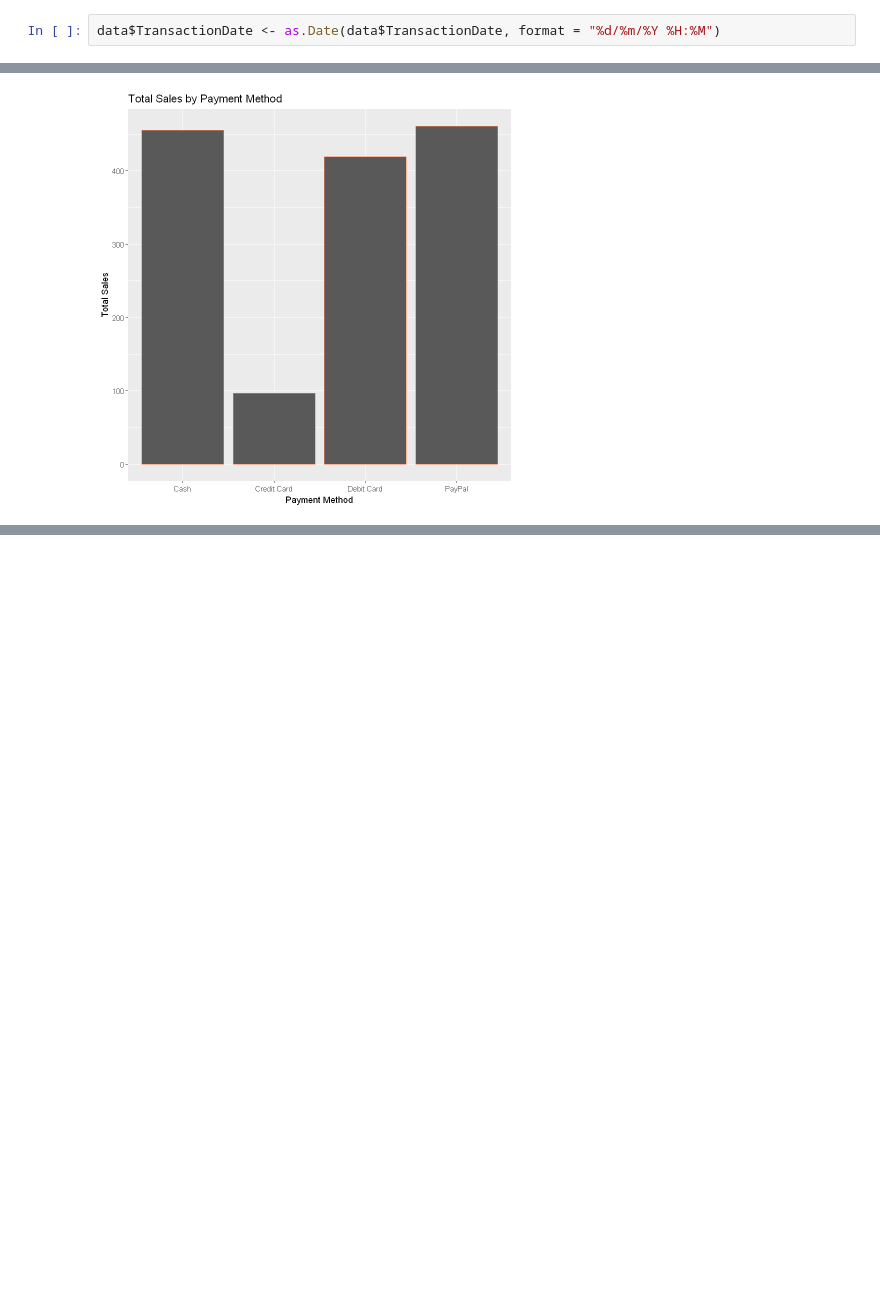
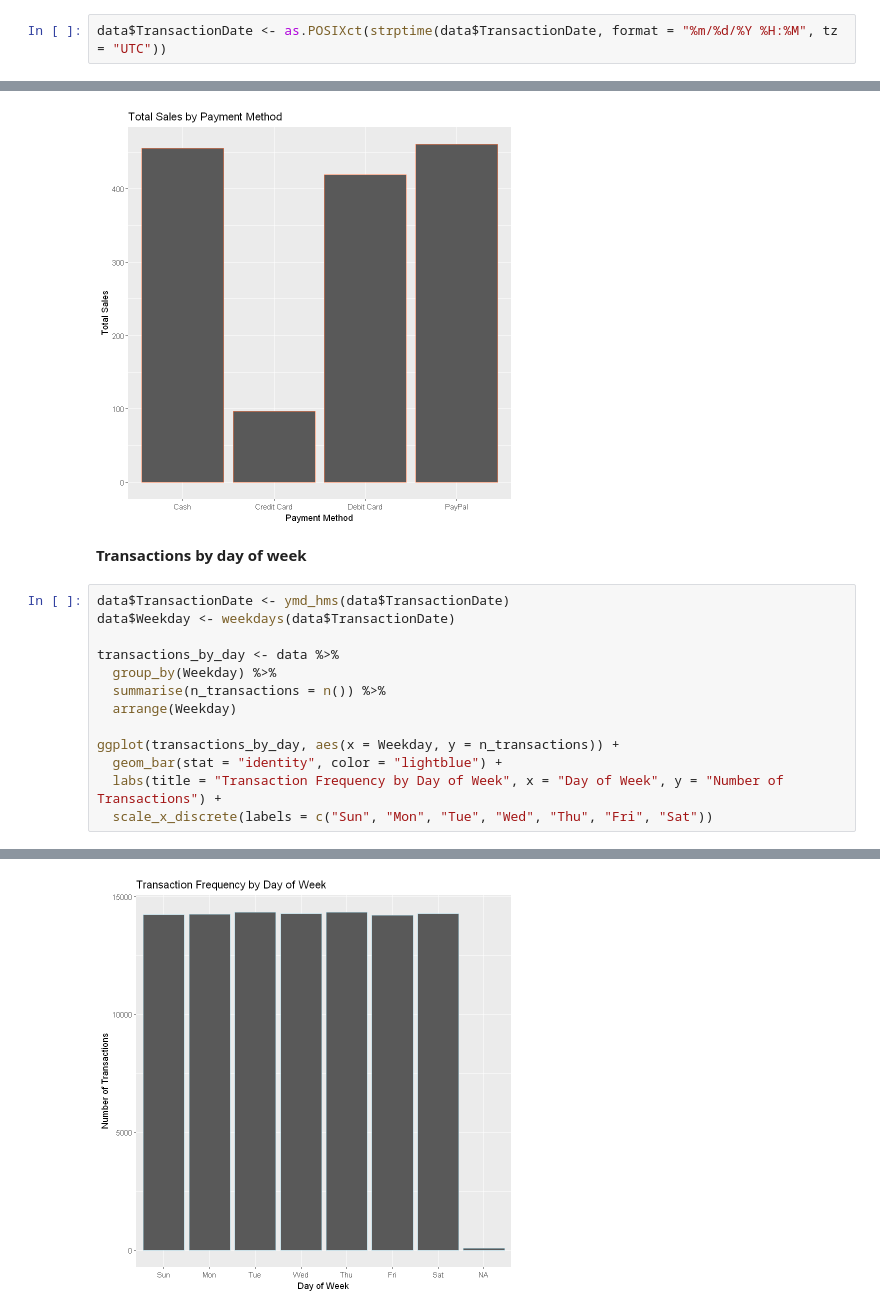
Before and after one commit to Harounnn/Statistical-Analysis-using-R, a Jupyter notebook: notebook.ipynb, the cells around one changed output, grey strips where cells are left out. Drawn from its saved outputs; the diff is of its cells as text; blank space fills up the shorter version.

```diff
--- a/notebook.ipynb
+++ b/notebook.ipynb
@@ -73,2 +69,2 @@ class(data$TransactionDate)
 # %%
-data$TransactionDate <- as.Date(data$TransactionDate, format = "%d/%m/%Y %H:%M")
+data$TransactionDate <- as.POSIXct(strptime(data$TransactionDate, format = "%m/%d/%Y %H:%M", tz = "UTC"))
@@ -206,3 +214,19 @@ data %>%
   labs(title = "Total Sales by Payment Method", x = "Payment Method", y = "Total Sales")
 # %% [output]
 [figure]
+# %% [markdown]
+**Transactions by day of week**
+# %%
+data$TransactionDate <- ymd_hms(data$TransactionDate)
+data$Weekday <- weekdays(data$TransactionDate)
+
+transactions_by_day <- data %>%
+  group_by(Weekday) %>%
+  summarise(n_transactions = n()) %>%
+  arrange(Weekday)
+
+ggplot(transactions_by_day, aes(x = Weekday, y = n_transactions)) +
+  geom_bar(stat = "identity", color = "lightblue") +
+  labs(title = "Transaction Frequency by Day of Week", x = "Day of Week", y = "Number of Transactions") +
+  scale_x_discrete(labels = c("Sun", "Mon", "Tue", "Wed", "Thu", "Fri", "Sat"))
+# %% [output]
@@ -208,0 +235 @@ data %>%
+[figure, added]
```
Also changed, not shown: parts of 10 cells of this notebook.
